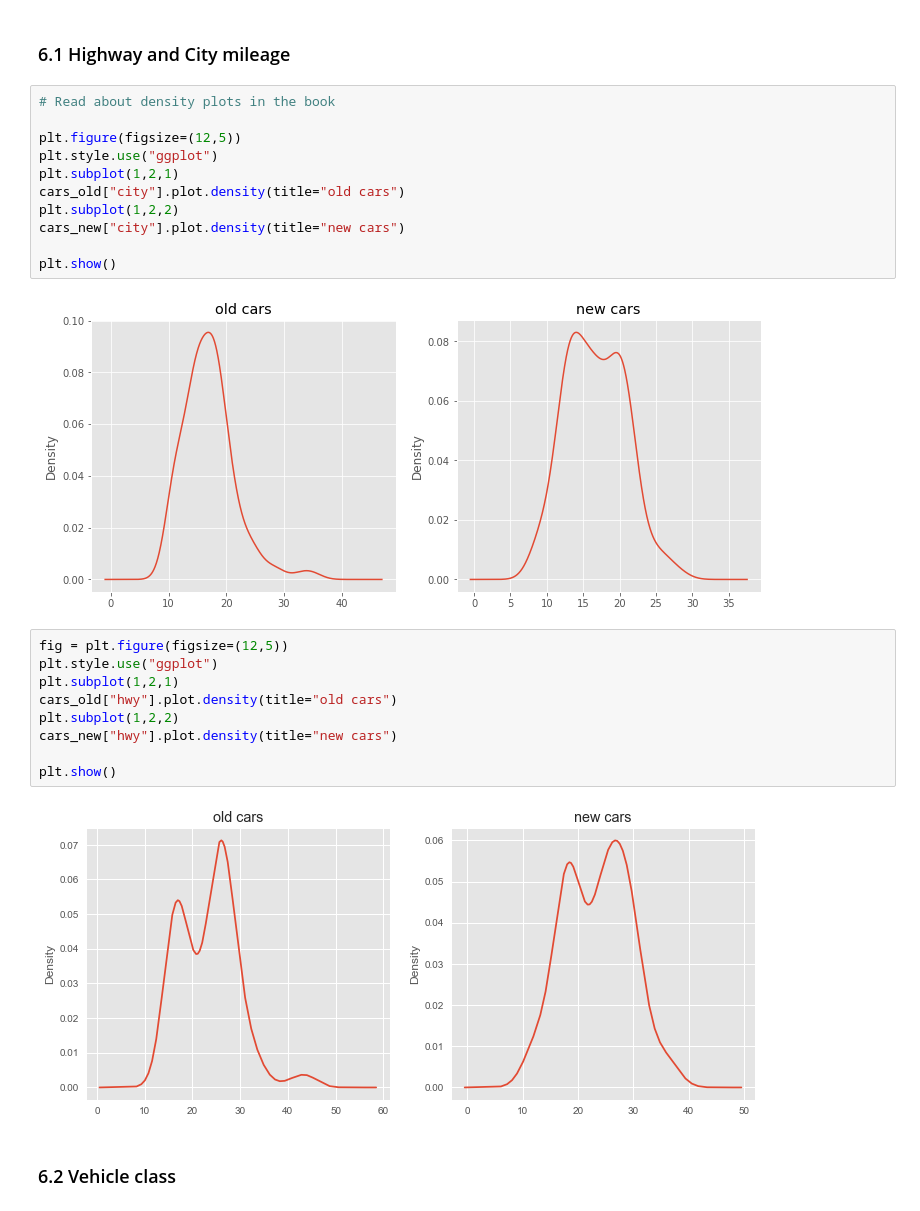
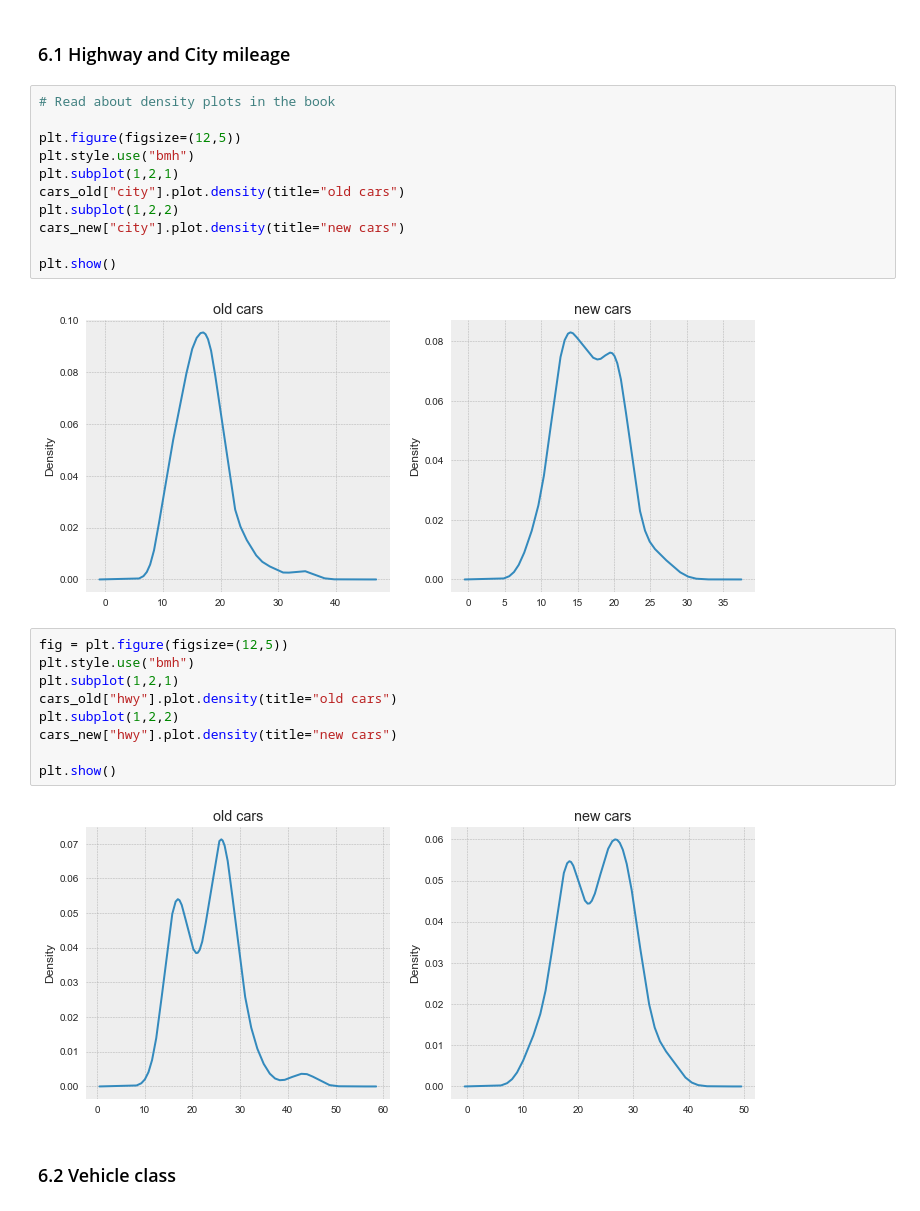
Before and after one commit to anish2197/data-analystics, a Jupyter notebook: Day 2.ipynb, the cells around one changed output. Saved outputs shown, nothing was run; the diff lists cells and outputs as text.

```diff
--- a/Day 2.ipynb
+++ b/Day 2.ipynb
@@ -357,19 +357,19 @@ cars_new.head()
 # %%
 # Read about density plots in the book
 
 plt.figure(figsize=(12,5))
-plt.style.use("ggplot")
+plt.style.use("bmh")
 plt.subplot(1,2,1)
 cars_old["city"].plot.density(title="old cars")
 plt.subplot(1,2,2)
 cars_new["city"].plot.density(title="new cars")
 
 plt.show()
 # %% [output]
-[figure, old version]
+[figure, new version]
 # %%
 fig = plt.figure(figsize=(12,5))
-plt.style.use("ggplot")
+plt.style.use("bmh")
 plt.subplot(1,2,1)
 cars_old["hwy"].plot.density(title="old cars")
 plt.subplot(1,2,2)
@@ -377,7 +377,7 @@ cars_new["hwy"].plot.density(title="new cars")
 
 plt.show()
 # %% [output]
-[figure, old version]
+[figure, new version]
 # %% [markdown]
 ### 6.2 Vehicle class
 # %%
```
Also changed, not shown: parts of 2 cells of this notebook.
